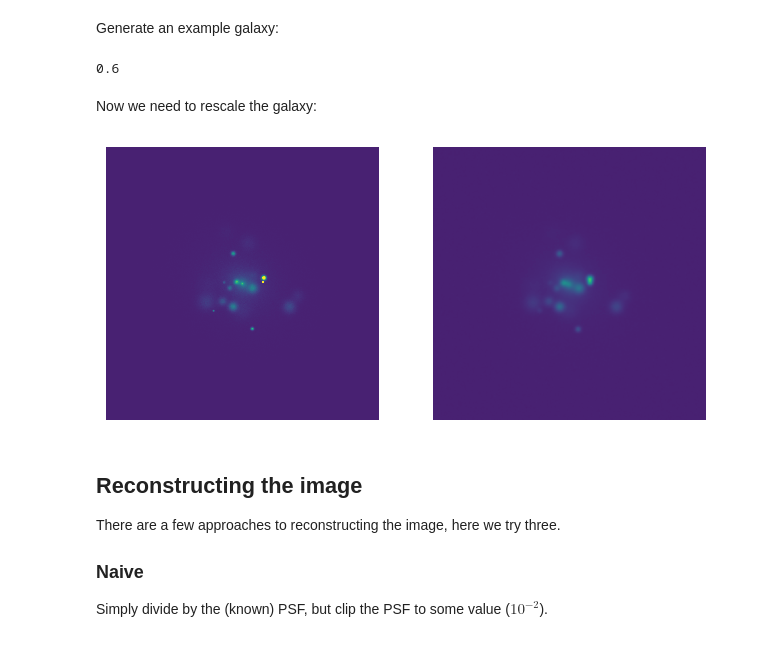
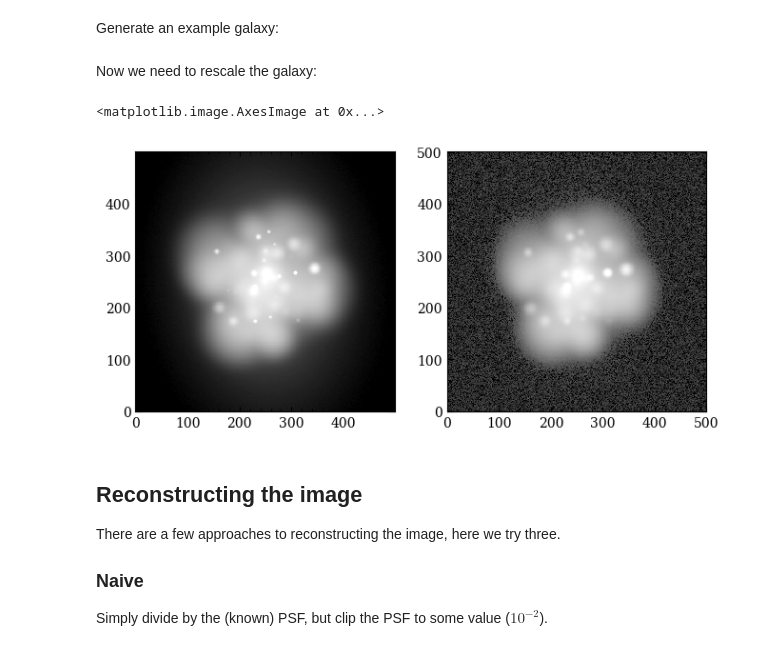
Before and after one commit to astro-nova/asymmetry, a Jupyter notebook: 4 Fourier New.ipynb, the cells around one changed output. Drawn from its saved outputs; the diff is of its cells as text; code cells hidden in the pictures.

```diff
--- a/4 Fourier New.ipynb
+++ b/4 Fourier New.ipynb
@@ -53,24 +52,33 @@ Again, we write a code to generate a galaxy... the order is:
 
 We want to look at both the 'pristine' (noiseless, PSF-free) and a 'real' galaxy
 # %%
-def make_perfect_galaxy(pxscale=0.396, sky_mag=23.7,  psf_fwhm=1.32, perfect_pxscale=0.1, seed=seed):
+def make_perfect_galaxy(pxscale=0.396, sky_mag=23.7,  psf_fwhm=1.32, perfect_pxscale=0.2, seed=0):
 
     ##### Generate the perfect galaxy image at desired pixelscale
     gal_params = get_galaxy_rng_vals(1, seed=seed)[0]
+    gal_params['mag'] = 15.5
+    gal_params['r_eff'] = 5
+    gal_params['sersic_n'] = 4
+    gal_params['q'] = 0.7
 
     # Generate galaxy model. r_pet is in ARCSEC.
     image_perfect, galaxy_dict, r_pet = simulate_perfect_galaxy(pxscale=perfect_pxscale,  fov_reff=10, **gal_params)
     image_perfect = add_source_to_image(**galaxy_dict, psf_fwhm=3*perfect_pxscale, pxscale=perfect_pxscale, psf_method='astropy')
     image_perfect, sky_flux = sky_noise(np.abs(image_perfect), sky_mag=30, pxscale=perfect_pxscale, rms_noise=True)
+    # print(sky_flux)
+    # image_perfect += sky_flux**2
+
 
     # Generate the perfect galaxy at new pixelscale
-    img_params = {'sky_mag' : sky_mag, 'psf_fwhm' : 3*pxscale, 'pxscale' : pxscale}
+    img_params = {'sky_mag' : sky_mag, 'psf_fwhm' : psf_fwhm, 'pxscale' : pxscale}
     image_lowres, galaxy_dict, _ = simulate_perfect_galaxy(**img_params, **gal_params, fov_reff=10)
 
     # Create observed image
     image_psf = add_source_to_image(**galaxy_dict, **img_params, psf_method='astropy')
     image_noisy, sky_flux = sky_noise(np.abs(image_psf), **img_params, rms_noise=True)
-    print(img_params['pxscale'])
+    image_noisy += sky_flux**2
+
+    # print(sky_flux)
     return image_perfect, image_noisy, sky_flux
 # %% [markdown]
 Set some typical properties:
@@ -90,15 +98,18 @@ Set some typical properties:
 # n_clumps = 50
 
 perfect_pxscale = 0.1
-pxscale = 0.6
+pxscale = 0.3
 psf_fwhm = 3*pxscale
 psf_std = psf_fwhm * gaussian_fwhm_to_sigma
-sky_mag = 24
+sky_mag = 26
+
+factor = (perfect_pxscale/pxscale)
 # %% [markdown]
 Generate an example galaxy:
 # %%
-perfect_gal, real_gal, bg = make_perfect_galaxy(pxscale=pxscale, sky_mag=sky_mag, psf_fwhm=psf_fwhm)
+seed = 107#36
+perfect_gal, real_gal_lowres, bg = make_perfect_galaxy(pxscale=pxscale, sky_mag=sky_mag,
+                                                       psf_fwhm=psf_fwhm, seed=seed, perfect_pxscale=perfect_pxscale)
+# err_lowres = np.sqrt(real_gal_lowres + bg**2)
-# %% [output]
-0.6
 # %% [markdown]
 Now we need to rescale the galaxy:
@@ -105,3 +125,11 @@ Now we need to rescale the galaxy:
 # %%
-real_gal = T.rescale(real_gal, (pxscale/perfect_pxscale)) * (perfect_pxscale/pxscale)**2
-bg *= (perfect_pxscale/pxscale)**2
+real_gal = T.rescale(real_gal_lowres, 1/factor, order=5) * factor**2
+real_gal = np.random.poisson(real_gal).astype(float)
+err = np.sqrt(real_gal)
+real_gal = real_gal -(bg*factor)**2
+real_gal_lowres = real_gal_lowres - bg**2
+# real_gal = fourier_rescale(real_gal_lowres, perfect_gal.shape)* factor
+# err = T.rescale(err_lowres, 1/factor, order=5) * factor**2
+
+# real_gal_lowres# T.rescale(real_gal_lowres, (pxscale/perfect_pxscale)) * (perfect_pxscale/pxscale)**2
+# bg *= (perfect_pxscale/pxscale)**2
@@ -108,11 +151,10 @@ bg *= (perfect_pxscale/pxscale)**2
 # %%
-
 fig, axs = plt.subplots(1, 2, figsize=(6, 3))
-axs[0].imshow(perfect_gal, vmin=-200, vmax=2000)
-axs[1].imshow(real_gal, vmin=-200, vmax=2000)
-for ax in axs: ax.axis('off')
+axs[0].imshow(-2.5*np.log10(perfect_gal/perfect_pxscale**2)+38, cmap='gray_r', vmin=17, vmax=27)
+axs[1].imshow(-2.5*np.log10(np.abs(real_gal)/perfect_pxscale**2)+38, cmap='gray_r', vmin=17, vmax=27)
 # %% [output]
+<matplotlib.image.AxesImage at 0x...>
-[figure, old version]
+[figure, new version]
 # %%
 # psf = Gaussian2DKernel(psf_fwhm*gaussian_fwhm_to_sigma/pxscale, x_size=perfect_gal.shape[0])
 # img_conv = convolve_fft(perfect_gal, psf, boundary='wrap', fftn=fft.fftn, ifftn=fft.ifftn)
```
Also changed, not shown: parts of 21 cells of this notebook.
